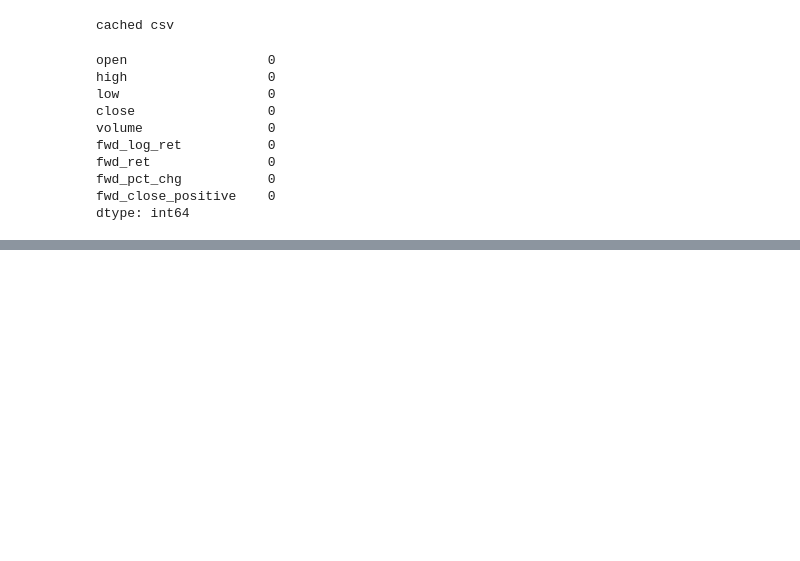
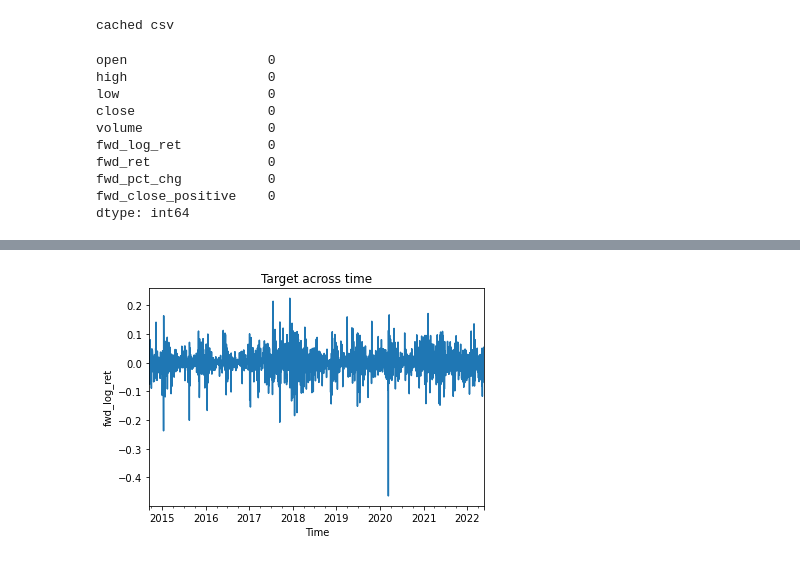
Before and after one commit to FinancialForecasters/financial_forecaster, a Jupyter notebook: waterman_explore2.ipynb, the cells around one changed output, grey strips where cells are left out. Cells and saved outputs as stored; diff of their text form; code cells hidden in the pictures; blank space fills up the shorter version.

```diff
--- a/waterman_explore2.ipynb
+++ b/waterman_explore2.ipynb
@@ -172,0 +103,8 @@ df.head()
+# %%
+df.fwd_log_ret.plot(kind='line')
+plt.xlabel('Time')
+plt.ylabel('fwd_log_ret')
+plt.title('Target across time')
+plt.show()
+# %% [output]
+[figure, added]
```
Also changed, not shown: parts of 11 cells of this notebook.
